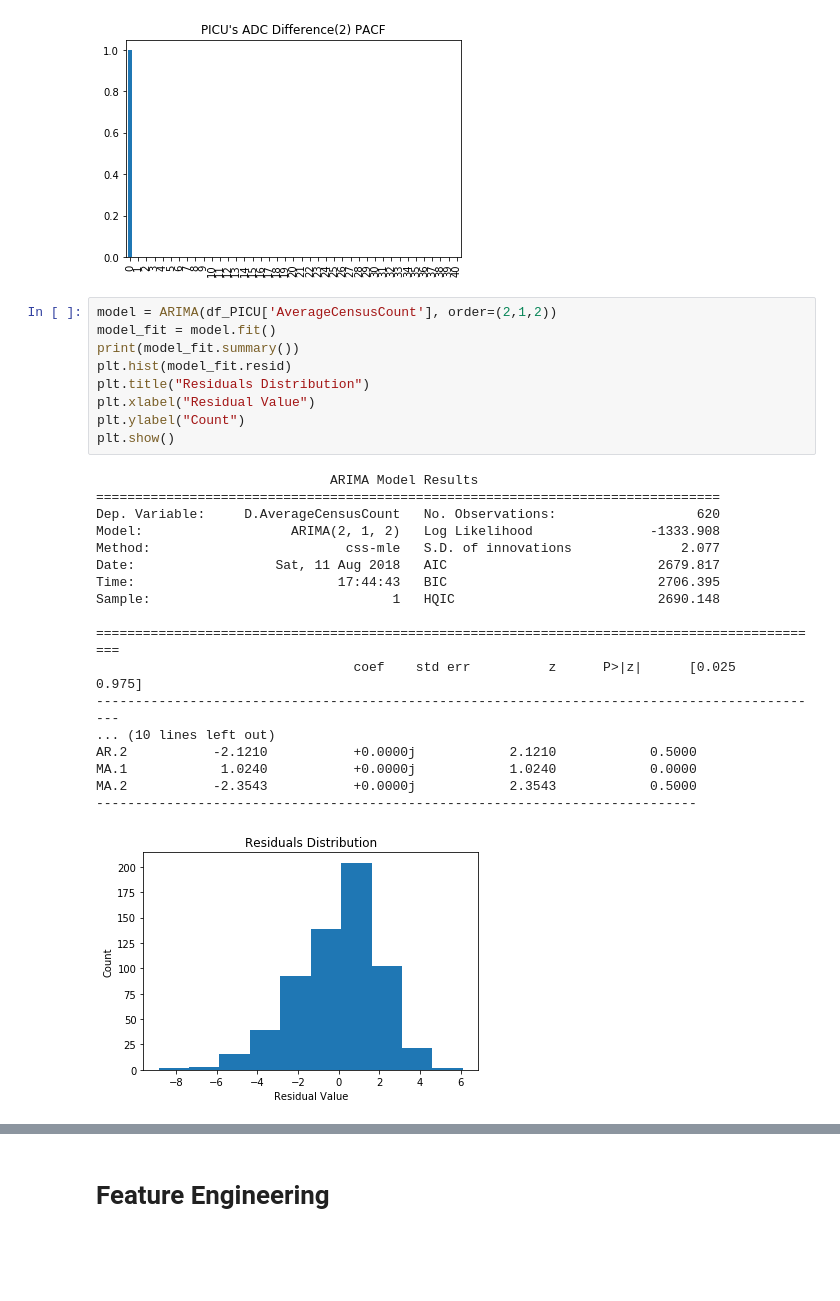
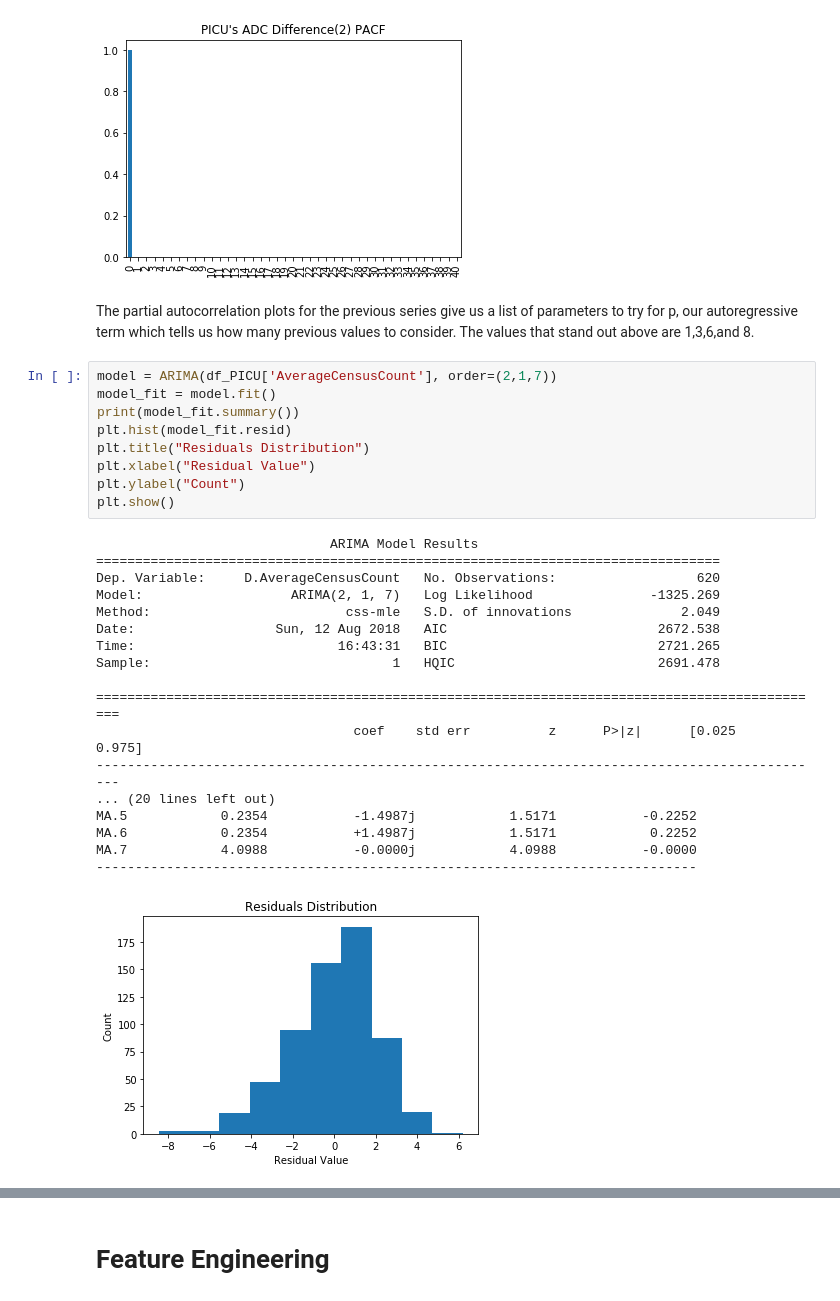
Before and after one commit to cobrobrown/thinkful_course, a Jupyter notebook: Final Capstone/Model Evaluation.ipynb, the cells around one changed output, grey strips where cells are left out. Saved outputs shown, nothing was run; the diff lists cells and outputs as text; blank space fills up the shorter version.

Commit message:
added markdown to model evaluation

```diff
--- a/Final Capstone/Model Evaluation.ipynb
+++ b/Final Capstone/Model Evaluation.ipynb
@@ -145,31 +150,33 @@ plt.show()
 [figure]
 [figure]
 [figure]
+# %% [markdown]
+The partial autocorrelation plots for the previous series give us a list of parameters to try for p, our autoregressive term which tells us how many previous values to consider. The values that stand out above are 1,3,6,and 8.
 # %%
-model = ARIMA(df_PICU['AverageCensusCount'], order=(2,1,2))
+model = ARIMA(df_PICU['AverageCensusCount'], order=(2,1,7))
 model_fit = model.fit()
 print(model_fit.summary())
 plt.hist(model_fit.resid)
 plt.title("Residuals Distribution")
 plt.xlabel("Residual Value")
 plt.ylabel("Count")
 plt.show()
 # %% [output]
                               ARIMA Model Results
 ================================================================================
 Dep. Variable:     D.AverageCensusCount   No. Observations:                  620
-Model:                   ARIMA(2, 1, 2)   Log Likelihood               -1333.908
-Method:                         css-mle   S.D. of innovations              2.077
-Date:                  Sat, 11 Aug 2018   AIC                           2679.817
-Time:                          17:44:43   BIC                           2706.395
-Sample:                               1   HQIC                          2690.148
+Model:                   ARIMA(2, 1, 7)   Log Likelihood               -1325.269
+Method:                         css-mle   S.D. of innovations              2.049
+Date:                  Sun, 12 Aug 2018   AIC                           2672.538
+Time:                          16:43:31   BIC                           2721.265
+Sample:                               1   HQIC                          2691.478
 
 ==============================================================================================
                                  coef    std err          z      P>|z|      [0.025      0.975]
 ----------------------------------------------------------------------------------------------
-... (10 lines left out)
-AR.2           -2.1210           +0.0000j            2.1210            0.5000
-MA.1            1.0240           +0.0000j            1.0240            0.0000
-MA.2           -2.3543           +0.0000j            2.3543            0.5000
+... (20 lines left out)
+MA.5            0.2354           -1.4987j            1.5171           -0.2252
+MA.6            0.2354           +1.4987j            1.5171            0.2252
+MA.7            4.0988           -0.0000j            4.0988           -0.0000
 -----------------------------------------------------------------------------
-[figure, old version]
+[figure, new version]
```
Also changed, not shown: parts of 26 cells of this notebook.
